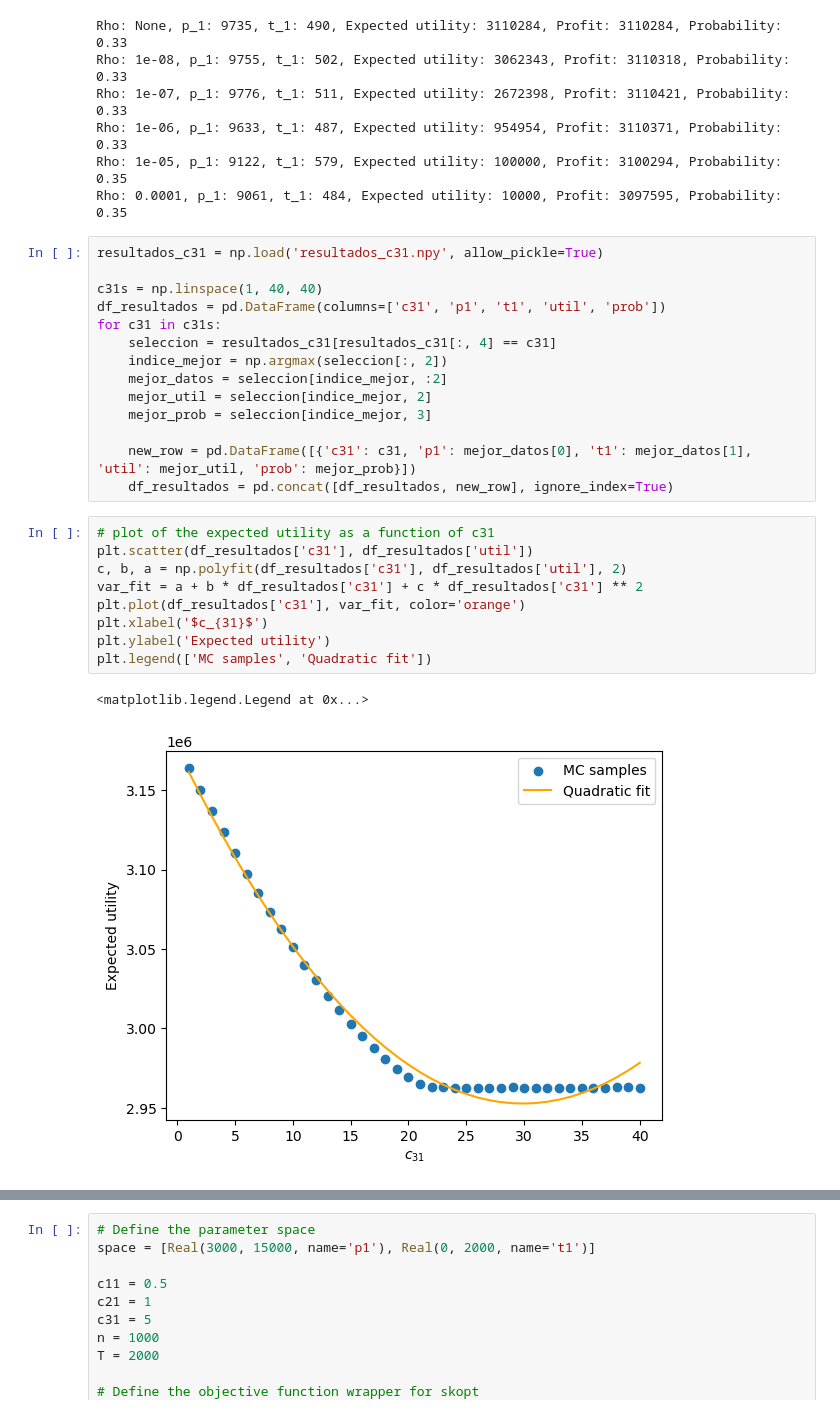
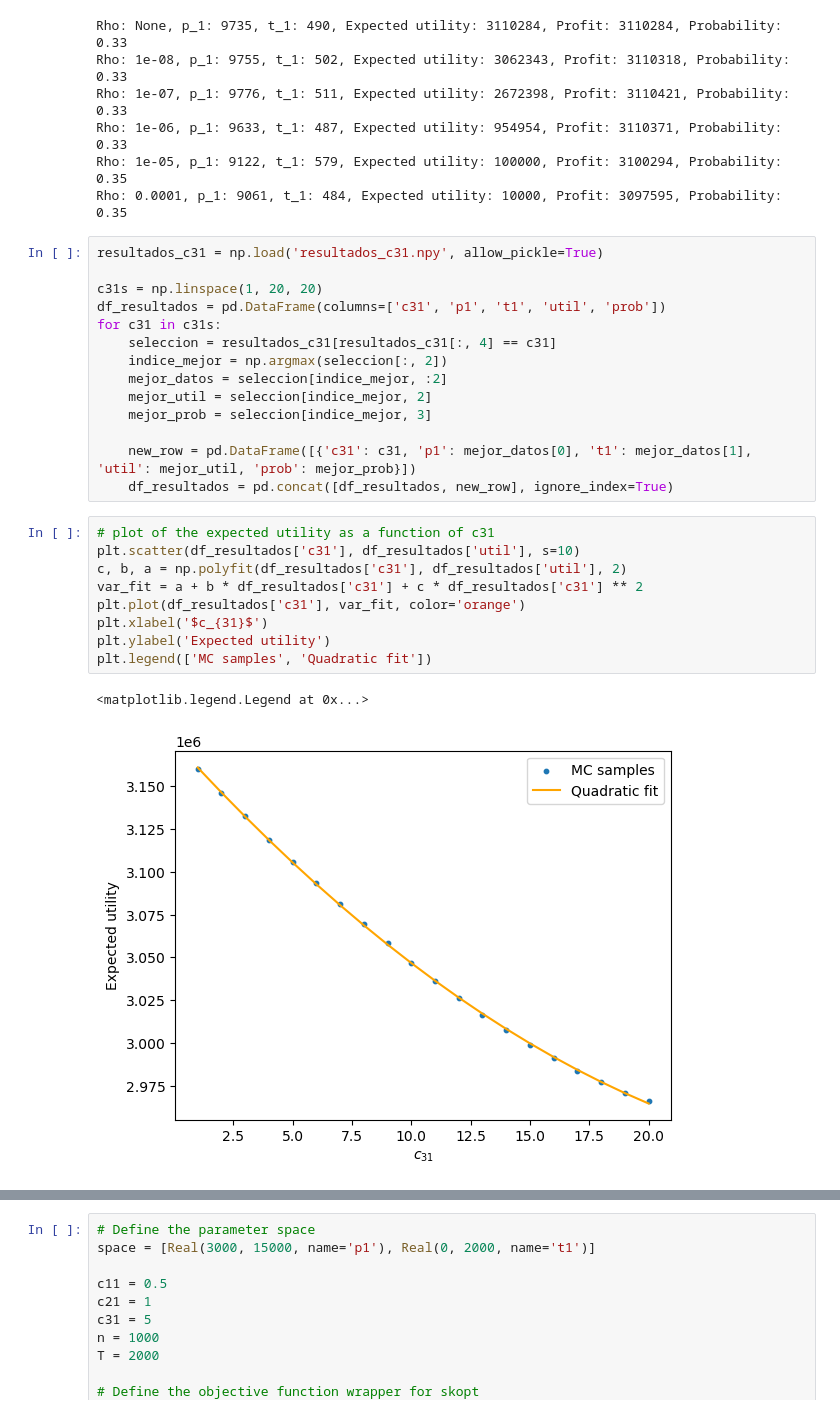
Before and after one commit to pablogarciarce/ProductLaunching, a Jupyter notebook: ProdLaunch.ipynb, the cells around one changed output, grey strips where cells are left out. Cells and saved outputs as stored; diff of their text form.

```diff
--- a/ProdLaunch.ipynb
+++ b/ProdLaunch.ipynb
@@ -371,7 +367,7 @@ Rho: 0.0001, p_1: 9061, t_1: 484, Expected utility: 10000, Profit: 3097595, Prob
 # %%
 resultados_c31 = np.load('resultados_c31.npy', allow_pickle=True)
 
-c31s = np.linspace(1, 40, 40)
+c31s = np.linspace(1, 20, 20)
 df_resultados = pd.DataFrame(columns=['c31', 'p1', 't1', 'util', 'prob'])
 for c31 in c31s:
     seleccion = resultados_c31[resultados_c31[:, 4] == c31]
@@ -384,15 +380,15 @@ for c31 in c31s:
     df_resultados = pd.concat([df_resultados, new_row], ignore_index=True)
 # %%
 # plot of the expected utility as a function of c31
-plt.scatter(df_resultados['c31'], df_resultados['util'])
+plt.scatter(df_resultados['c31'], df_resultados['util'], s=10)
 c, b, a = np.polyfit(df_resultados['c31'], df_resultados['util'], 2)
 var_fit = a + b * df_resultados['c31'] + c * df_resultados['c31'] ** 2
 plt.plot(df_resultados['c31'], var_fit, color='orange')
 plt.xlabel('$c_{31}$')
 plt.ylabel('Expected utility')
 plt.legend(['MC samples', 'Quadratic fit'])
 # %% [output]
 <matplotlib.legend.Legend at 0x...>
-[figure, old version]
+[figure, new version]
 # %%
 # plot of the optimal t1 as a function of c31
```
Also changed, not shown: parts of 4 cells of this notebook, 4 other files.
